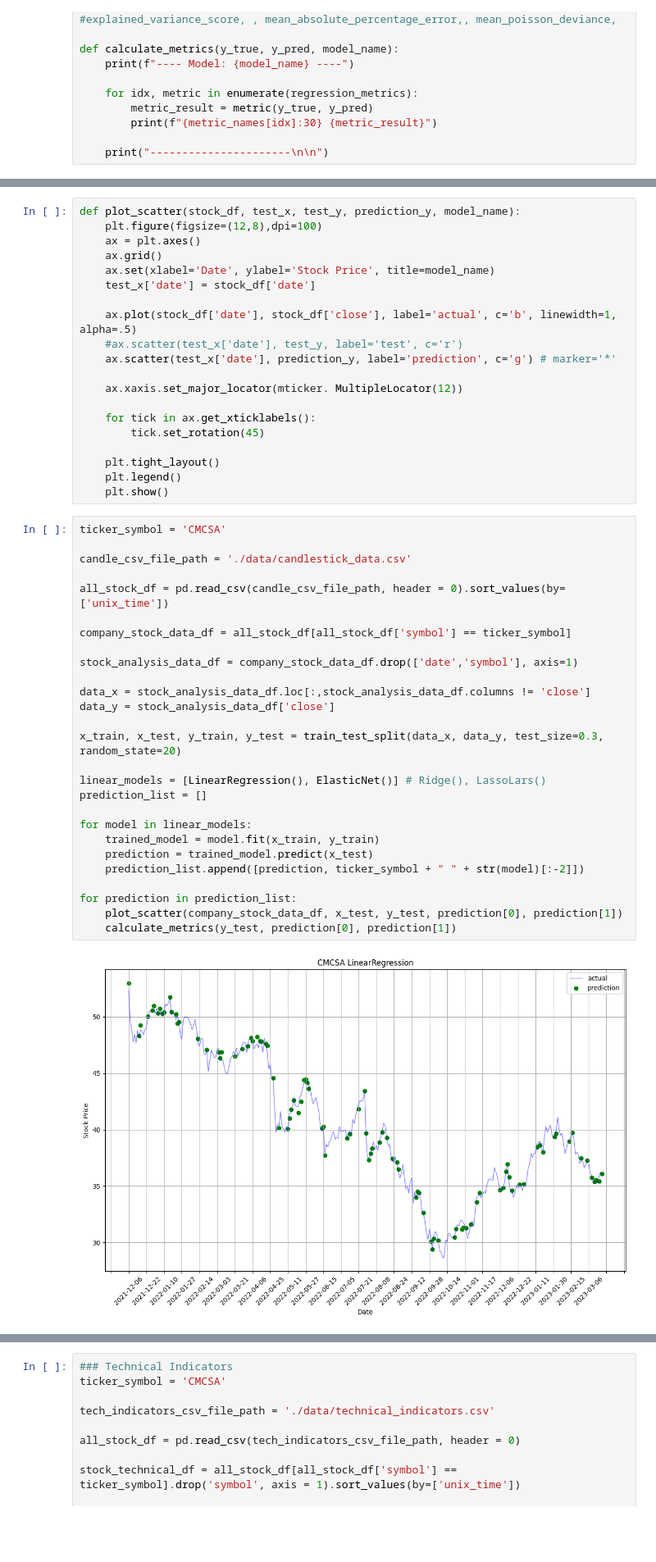
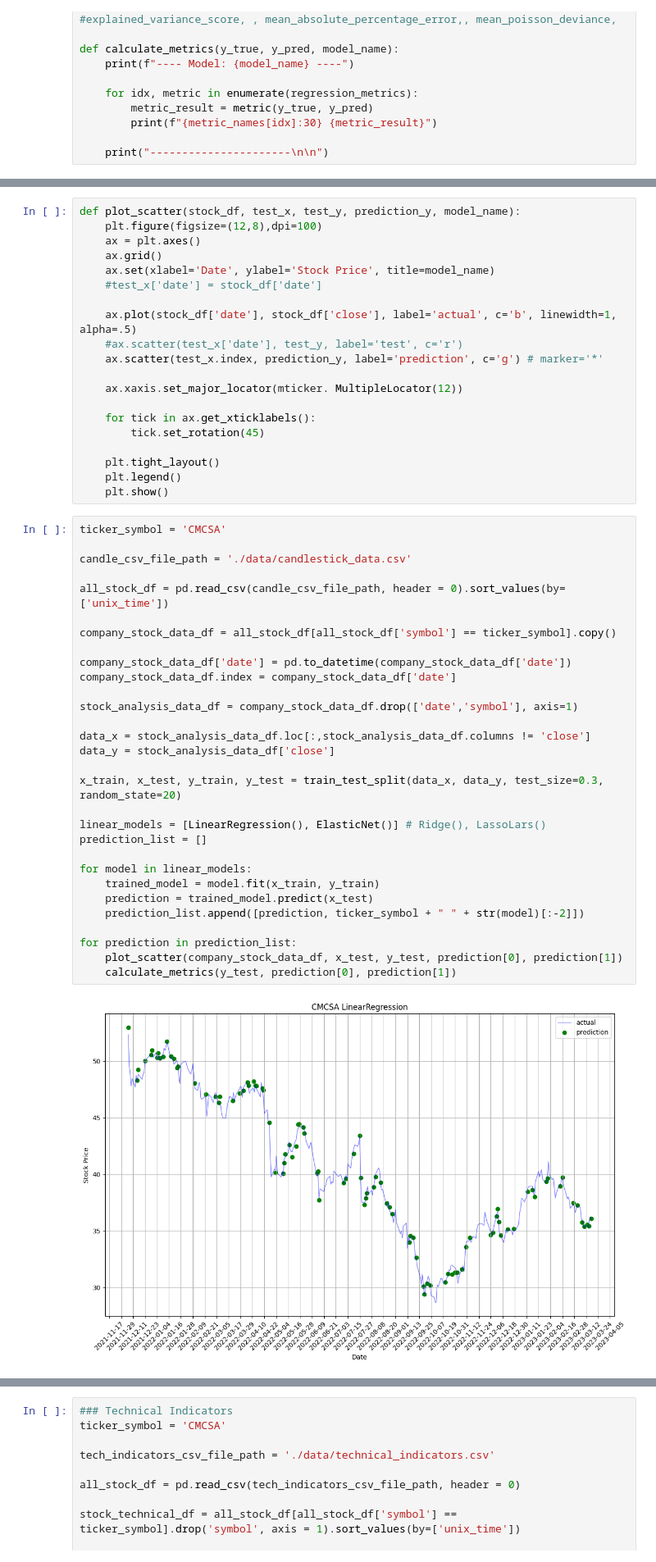
Before and after one commit to geoffpatton/dsci-521-project, a Jupyter notebook: prediction.ipynb, the cells around one changed output, grey strips where cells are left out. Shown at 82% size. Drawn from its saved outputs; the diff is of its cells as text; blank space fills up the shorter version.

```diff
--- a/prediction.ipynb
+++ b/prediction.ipynb
@@ -105,11 +105,11 @@ def plot_scatter(stock_df, test_x, test_y, prediction_y, model_name):
     ax = plt.axes()
     ax.grid()
     ax.set(xlabel='Date', ylabel='Stock Price', title=model_name)
-    test_x['date'] = stock_df['date']
+    #test_x['date'] = stock_df['date']
 
     ax.plot(stock_df['date'], stock_df['close'], label='actual', c='b', linewidth=1, alpha=.5)
     #ax.scatter(test_x['date'], test_y, label='test', c='r')
-    ax.scatter(test_x['date'], prediction_y, label='prediction', c='g') # marker='*'
+    ax.scatter(test_x.index, prediction_y, label='prediction', c='g') # marker='*'
 
     ax.xaxis.set_major_locator(mticker. MultipleLocator(12))
 
@@ -122,32 +122,35 @@ def plot_scatter(stock_df, test_x, test_y, prediction_y, model_name):
 # %%
 ticker_symbol = 'CMCSA'
 
 candle_csv_file_path = './data/candlestick_data.csv'
 
 all_stock_df = pd.read_csv(candle_csv_file_path, header = 0).sort_values(by=['unix_time'])
 
-company_stock_data_df = all_stock_df[all_stock_df['symbol'] == ticker_symbol]
+company_stock_data_df = all_stock_df[all_stock_df['symbol'] == ticker_symbol].copy()
+
+company_stock_data_df['date'] = pd.to_datetime(company_stock_data_df['date'])
+company_stock_data_df.index = company_stock_data_df['date']
 
 stock_analysis_data_df = company_stock_data_df.drop(['date','symbol'], axis=1)
 
 data_x = stock_analysis_data_df.loc[:,stock_analysis_data_df.columns != 'close']
 data_y = stock_analysis_data_df['close']
 
 x_train, x_test, y_train, y_test = train_test_split(data_x, data_y, test_size=0.3, random_state=20)
 
 linear_models = [LinearRegression(), ElasticNet()] # Ridge(), LassoLars()
 prediction_list = []
 
 for model in linear_models:
     trained_model = model.fit(x_train, y_train)
     prediction = trained_model.predict(x_test)
     prediction_list.append([prediction, ticker_symbol + " " + str(model)[:-2]])
 
 for prediction in prediction_list:
     plot_scatter(company_stock_data_df, x_test, y_test, prediction[0], prediction[1])
     calculate_metrics(y_test, prediction[0], prediction[1])
 # %% [output]
-[figure, old version]
+[figure, new version]
 ---- Model: CMCSA LinearRegression ----
 R2 Score                       0.9978531233523232
 D2 Absolute Error Score        0.9566327431922304
```
Also changed, not shown: parts of 4 cells of this notebook, 1 other file.
